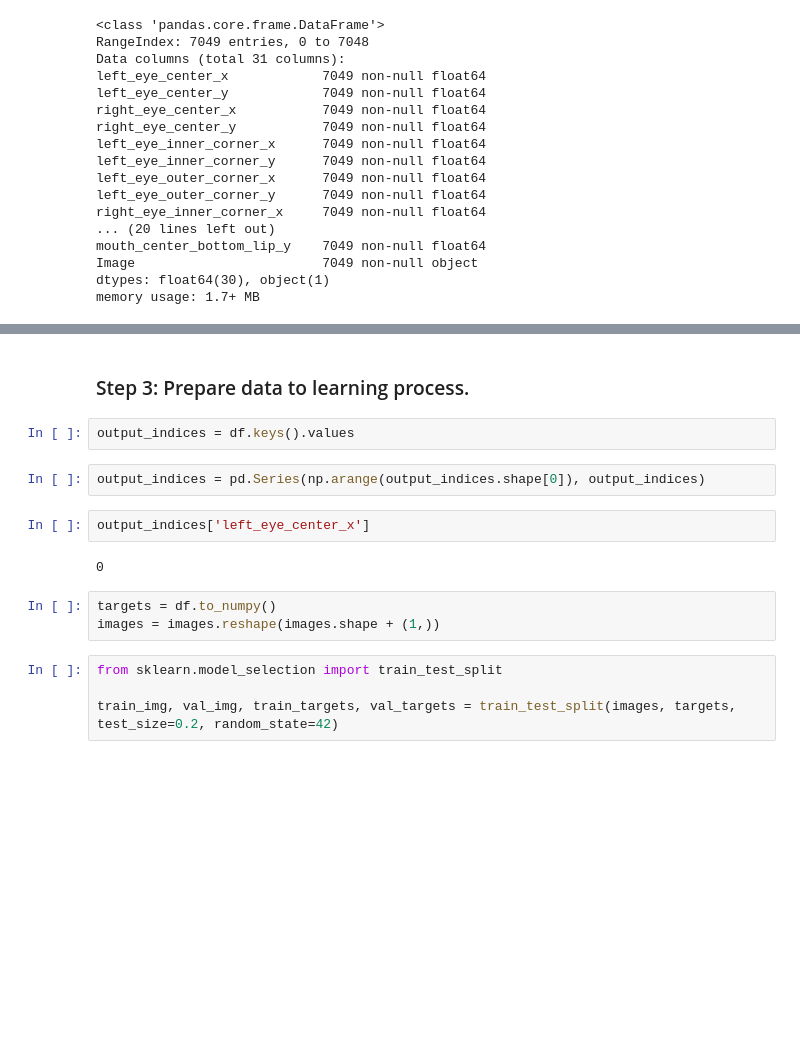
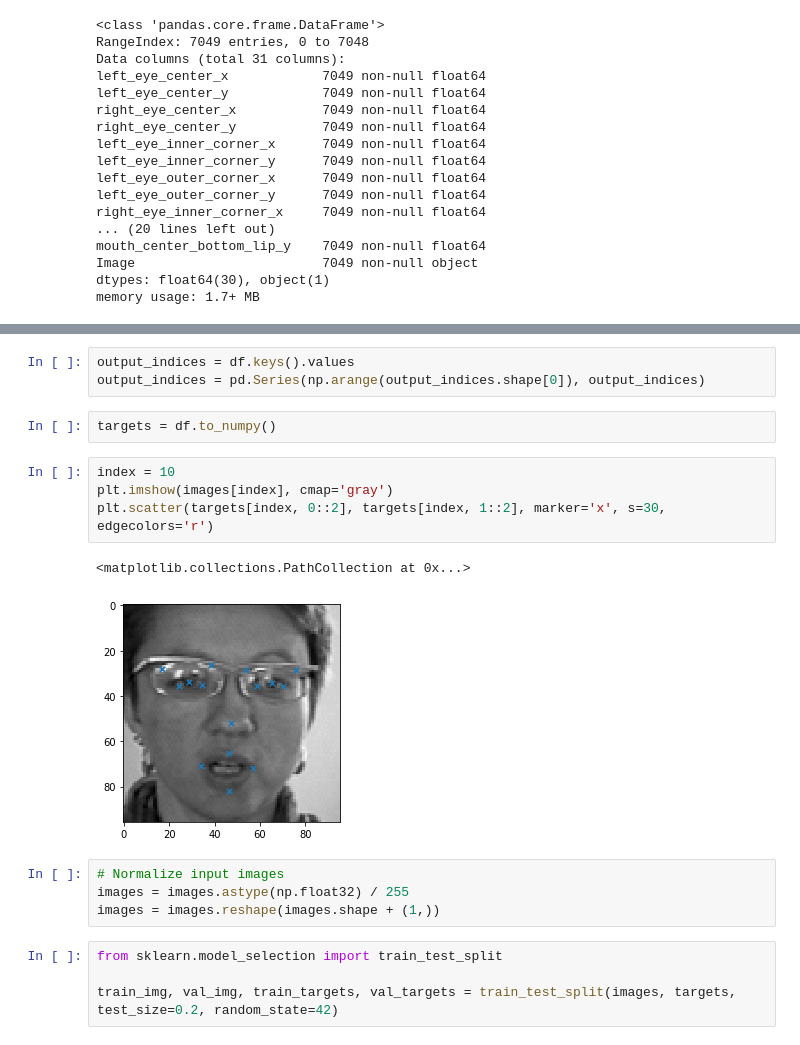
Before and after one commit to wiktorlazarski/Facial-Keypoints-Detection-Kaggle-Competition, a Jupyter notebook: Facial Keypoints Detection .ipynb, the cells around one changed output, grey strips where cells are left out. Saved outputs shown, nothing was run; the diff lists cells and outputs as text; blank space fills up the shorter version.

Commit message:
Presenting output of a model

```diff
--- a/Facial Keypoints Detection .ipynb
+++ b/Facial Keypoints Detection .ipynb
@@ -119,16 +112,19 @@ plt.imshow(images[0], cmap='gray')
-# %% [markdown]
-### Step 3: Prepare data to learning process.
 # %%
 output_indices = df.keys().values
+output_indices = pd.Series(np.arange(output_indices.shape[0]), output_indices)
-# %%
-output_indices = pd.Series(np.arange(output_indices.shape[0]), output_indices)
-# %%
-output_indices['left_eye_center_x']
-# %% [output]
-0
 # %%
 targets = df.to_numpy()
-images = images.reshape(images.shape + (1,))
+# %%
+index = 10
+plt.imshow(images[index], cmap='gray')
+plt.scatter(targets[index, 0::2], targets[index, 1::2], marker='x', s=30, edgecolors='r')
+# %% [output]
+<matplotlib.collections.PathCollection at 0x...>
+[figure, added]
+# %%
+# Normalize input images
+images = images.astype(np.float32) / 255
+images = images.reshape(images.shape + (1,))
 # %%
 from sklearn.model_selection import train_test_split
 
```
Also changed, not shown: parts of 16 cells of this notebook.
